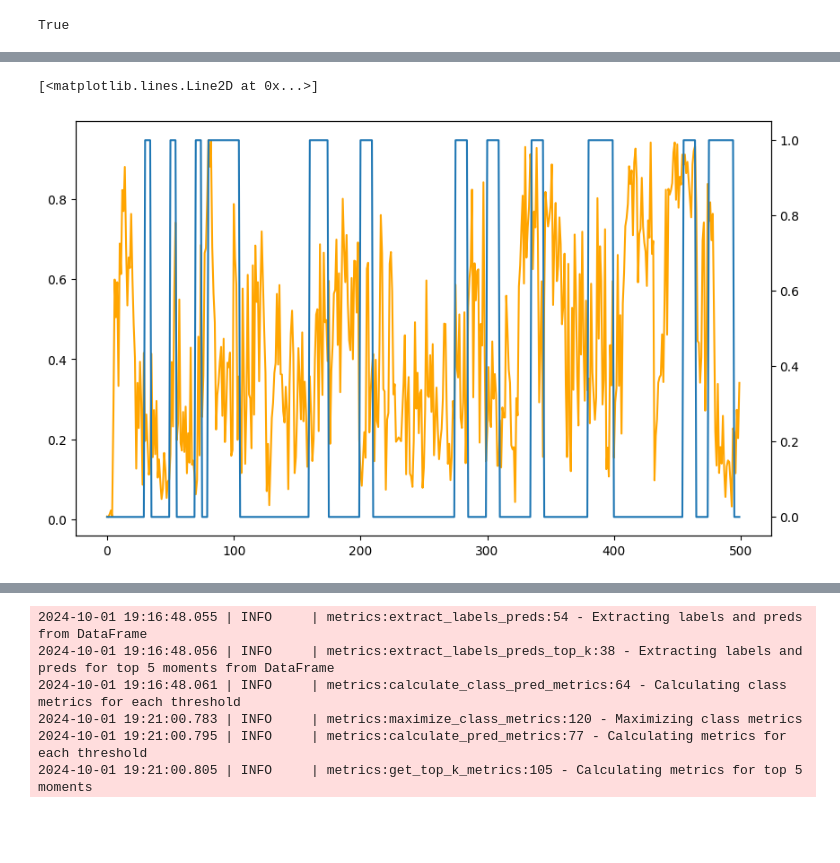
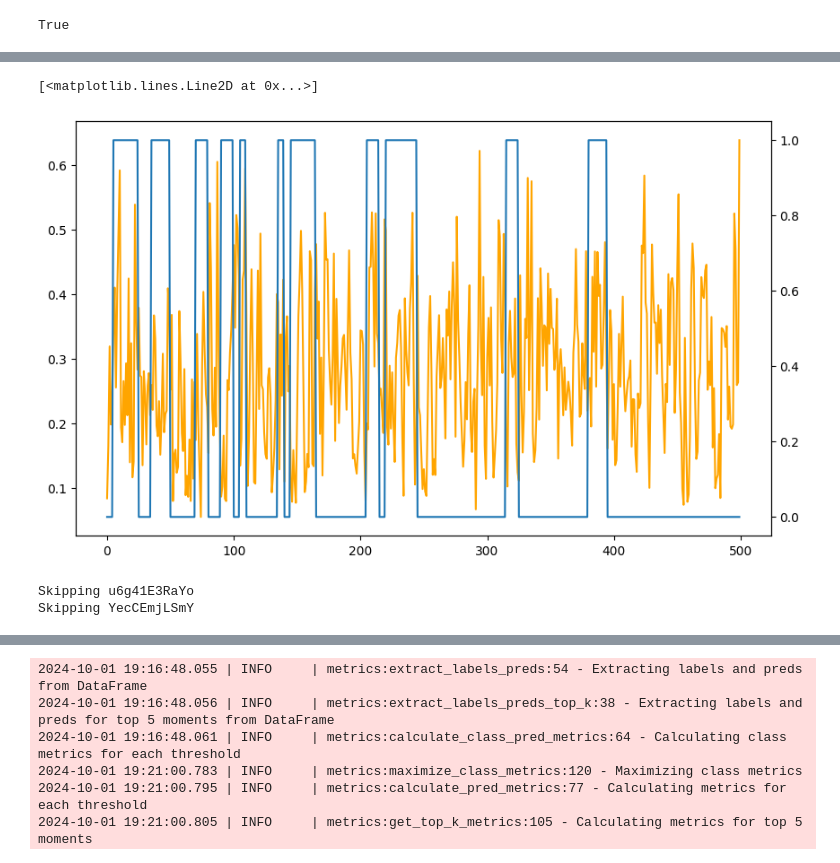
Before and after one commit to auto-shorts/youtube-downloader, a Jupyter notebook: notebooks/preds_labels.ipynb, the cells around one changed output, grey strips where cells are left out. Drawn from its saved outputs; the diff is of its cells as text; code cells hidden in the pictures; blank space fills up the shorter version.

Commit message:
updated plots

```diff
--- a/notebooks/preds_labels.ipynb
+++ b/notebooks/preds_labels.ipynb
@@ -11,5 +11,5 @@ boto3.resource("s3").Bucket("auto-shorts").download_file("data/preds_labels_comm
 # %%
-df = pd.read_json("preds_labels_common_model_sport_vids_30_perc.json")
+df = pd.read_json("preds_labels_common_model_additional_label_comedy_last_sports_30_perc.json")
 # %%
 df.columns.tolist()
 # %% [output]
@@ -35,19 +27,22 @@ df.columns.tolist()
 # %%
 import matplotlib.pyplot as plt
-vid_id = 'p39rR4nLJV0'
+vid_id = 'sQDrj7JOAYQ'
 fig, ax1 = plt.subplots(figsize=(10, 6))
 # plot preds on one axis and labels on second one
 ax1.plot(df[vid_id]['preds'], color='orange')
 ax2 = ax1.twinx()
 ax2.plot(df[vid_id]['labels'])
 # %% [output]
 [<matplotlib.lines.Line2D at 0x...>]
-[figure, old version]
+[figure, new version]
 # %%
 for col in df.columns.tolist():
     if len(df[col]['preds']) != len(df[col]['labels']):
         print(f"Skipping {col}")
         df = df.drop(col, axis=1)
+# %% [output]
+Skipping u6g41E3RaYo
+Skipping YecCEmjLSmY
 # %%
 from importlib import reload
 import metrics as m
```
Also changed, not shown: parts of 7 cells of this notebook.
